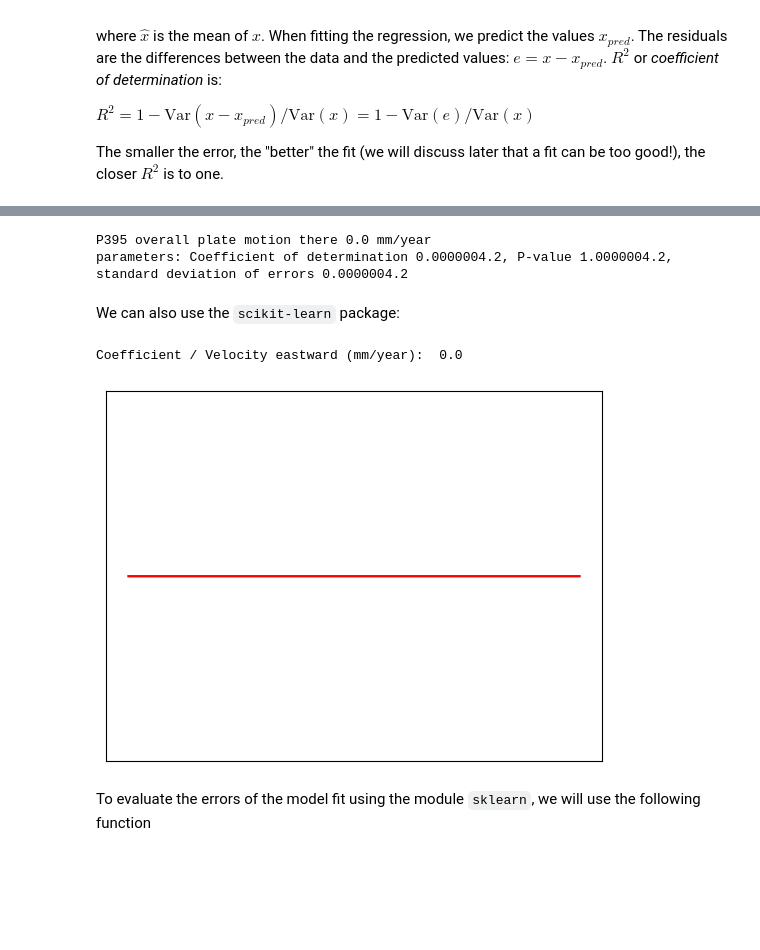
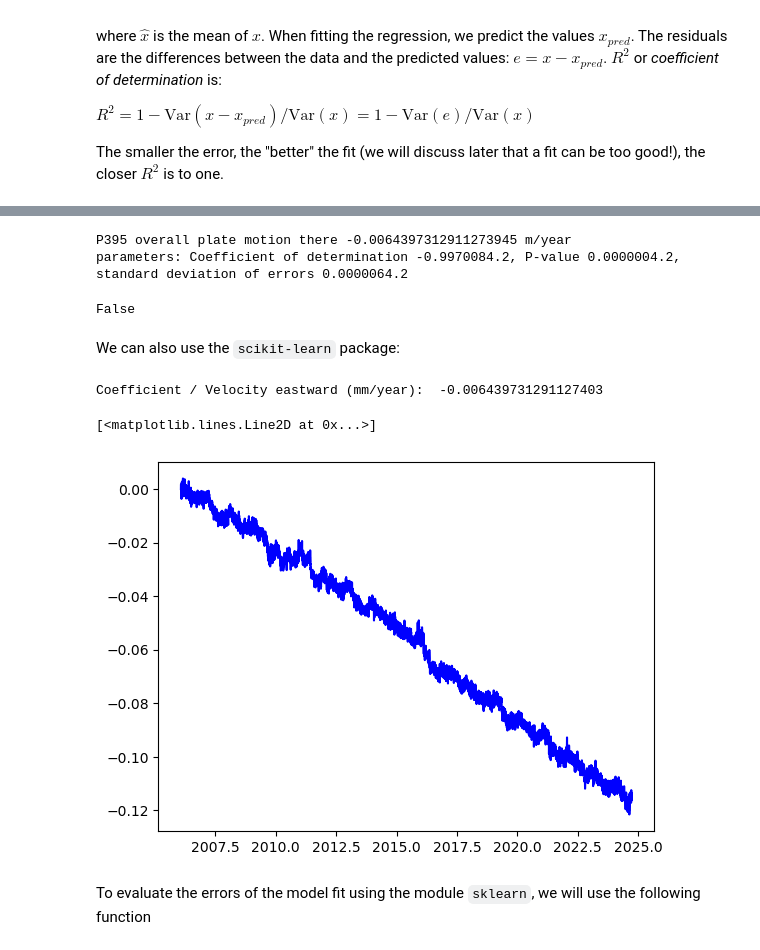
Before and after one commit to geo-smart/mlgeo, a Jupyter notebook: book/Chapter2-DataManipulation/2.6_resampling.ipynb, the cells around one changed output, grey strips where cells are left out. Drawn from its saved outputs; the diff is of its cells as text; code cells hidden in the pictures; blank space fills up the shorter version.

```diff
--- a/book/Chapter2-DataManipulation/2.6_resampling.ipynb
+++ b/book/Chapter2-DataManipulation/2.6_resampling.ipynb
@@ -35,6 +42,8 @@ As we introduced in class:
 Given two datasets, $A$ and $B$, and a parameter, $x$, we can randomly assign observations to either $A$ or $B$, calculate some statistic (e.g., $x_A - x_B$), and repeat to build a distribution of that statistic.
 # %%
 # We begin with two datasets, A and B
+np.random.seed(42)
+rng = np.random.default_rng(seed=42)
 A = rng.normal(5, 2.5, 100)
 B = rng.normal(5.5, 2.5, 100)
 
@@ -301,0 +365,5 @@ Text(0.5, 0, 'Time (years)')
+# %%
+# remove first value for delta e, delta n, delta v to make relative position with respect to the first time. Add these as new columns
+df['new delta e (m)'] = df['delta e (m)'] - df['delta e (m)'].values[0]
+df['new delta n (m)'] = df['delta n (m)'] - df['delta n (m)'].values[0]
+df['new delta v (m)'] = df['delta v (m)'] - df['delta v (m)'].values[0]
@@ -322,3 +404,6 @@ where $\hat{x}$ is the mean of $x$.  When fitting the regression, we predict the
 $R^2 = 1 - \text{Var}(x-x_{pred}) /\text{Var}(x)  = 1 - \text{Var}(e) /\text{Var}(x) $
 
 The smaller the error, the "better" the fit (we will discuss later that a fit can be too good!), the closer $R^2$ is to one.
+# %%
+# remove nans with dropna for the specific delta e column and replace df with the new dataframe
+df = df.dropna(subset=['delta e (m)'])
@@ -327,42 +435,45 @@ The smaller the error, the "better" the fit (we will discuss later that a fit ca
 from scipy import stats
 # linear regression such that: displacement = Velocity * time
 # velocity in the East component.
-Ve, intercept, r_value, p_value, std_err = stats.linregress(df['date_year'][df['station']==sta],df['east'][df['station']==sta])
+
+Ve, intercept, r_value, p_value, std_err = stats.linregress(df['decimal year'],df['new delta e (m)'])
 # horizontal plate motion:
-print(sta,"overall plate motion there",Ve,'mm/year')
+print(sta,"overall plate motion there",Ve,'m/year')
 print("parameters: Coefficient of determination %f4.2, P-value %f4.2, standard deviation of errors %f4.2"\
       %(r_value,p_value,std_err))
 # %% [output]
-P395 overall plate motion there 0.0 mm/year
-parameters: Coefficient of determination 0.0000004.2, P-value 1.0000004.2, standard deviation of errors 0.0000004.2
+P395 overall plate motion there -0.0064397312911273945 m/year
+parameters: Coefficient of determination -0.9970084.2, P-value 0.0000004.2, standard deviation of errors 0.0000064.2
+# %%
+np.isnan(df['new delta e (m)']).any()
+# %% [output]
+False
 # %% [markdown]
 We can also use the ``scikit-learn`` package:
 # %%
 from sklearn.linear_model import LinearRegression
 # convert the data into numpy arrays.
-E = np.asarray(df['east'][df['station']==sta]).reshape(-1, 1)# reshaping was necessary to be an argument of Linear regress
-t = np.asarray(df['date_year'][df['station']==sta]).reshape(-1, 1)
+E = np.asarray(df['new delta e (m)']).reshape(-1, 1)# reshaping was necessary to be an argument of Linear regress
+# E = np.asarray(df['east'][df['station']==sta]).reshape(-1, 1)# reshaping was necessary to be an argument of Linear regress
+# make a new time array
+t = np.asarray(df['decimal year']).reshape(-1, 1)
 tt = np.linspace(np.min(t),np.max(t),1000)
 
 # perform the linear regression. First we will use the entire available data
 regr = LinearRegression()
 # we will first perform the fit:
 regr.fit(t,E)
 # We will first predict the fit:
 Epred=regr.predict(t)
 
 # The coefficients
 print('Coefficient / Velocity eastward (mm/year): ', regr.coef_[0][0])
-
-plt.plot(t,E);ax[0].grid(True);ax[0].set_ylabel('East (mm)')
-plt.plot(t,Epred,color="red")
-plt.grid(True)
-plt.xticks(())
-plt.yticks(())
-plt.show()
+# plot the data
+plt.plot(t,E,'b',label='data')
 # %% [output]
-Coefficient / Velocity eastward (mm/year):  0.0
+Coefficient / Velocity eastward (mm/year):  -0.006439731291127403
+[<matplotlib.lines.Line2D at 0x...>]
-[figure, old version]
+[figure, new version]
 # %% [markdown]
 To evaluate the errors of the model fit using the module ``sklearn``, we will use the following function
 # %%
```
Also changed, not shown: parts of 33 cells of this notebook, 2 other files.
